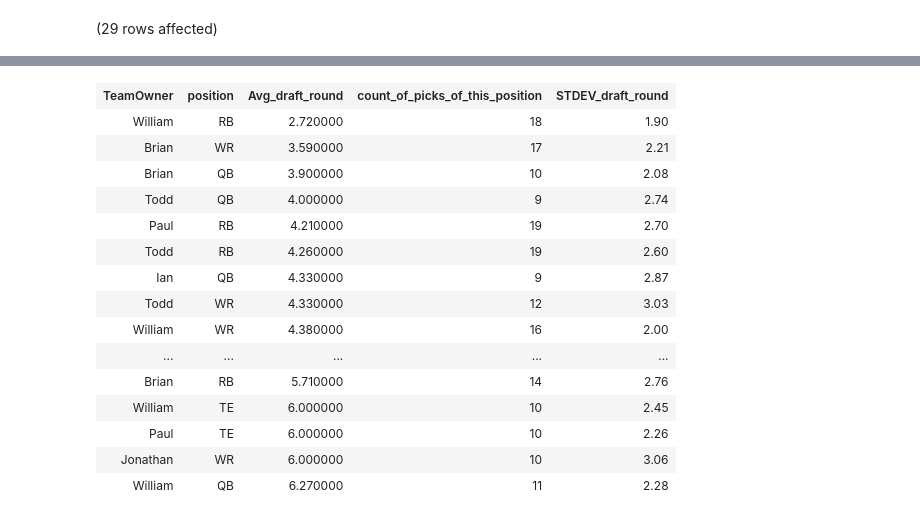
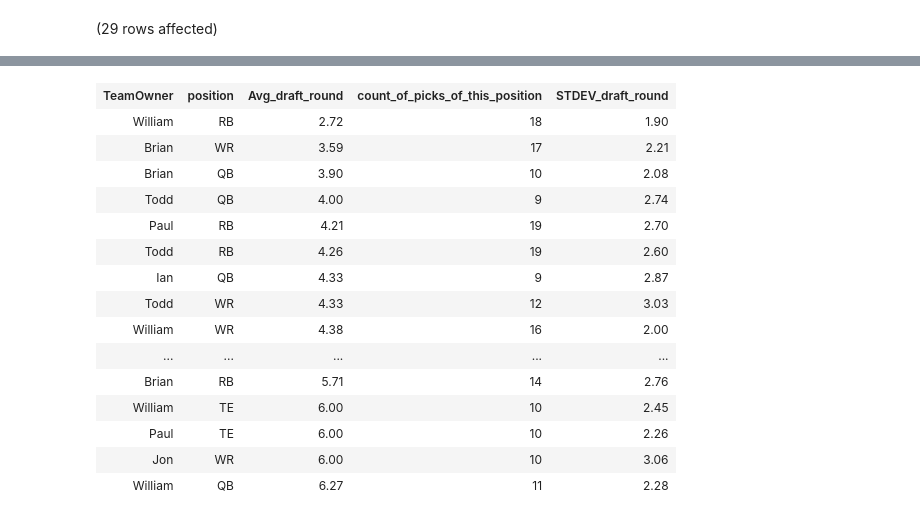
Before and after one commit to williamadba/dynastyffl, a Jupyter notebook: draft analysis.ipynb, the cells around one changed output, grey strips where cells are left out. Drawn from its saved outputs; the diff is of its cells as text; code cells hidden in the pictures.

```diff
--- a/draft analysis.ipynb
+++ b/draft analysis.ipynb
@@ -176,12 +191,12 @@ More on what positions people draft, and when.
 # %%
 select t.TeamOwner, dr.position
-, Avg_draft_round = round(avg(draft_round*1.),2)
+, Avg_draft_round = cast(round(avg(draft_round*1.),2) as decimal(9,2))
 , count_of_picks_of_this_position = count(dr.id)
 , STDEV_draft_round = cast(STDEV(draft_round*1.) as decimal(9,2))
 from draftresults  dr
 inner join team t on t.id = dr.TeamID
 where draft_round <= 9
-and t.TeamOwner not in ('Michael','Patrick')
+and t.TeamOwner not in ('Cody','Patrick')
 and position <>'K'
 group by t.TeamOwner, dr.Position
 having count(dr.id)  > 3 -- not enough sample size
@@ -192,19 +207,19 @@ Total execution time: 00:00:00.0621150
 | TeamOwner | position | Avg_draft_round | count_of_picks_of_this_position | STDEV_draft_round |
-| William | RB | 2.720000 | 18 | 1.90 |
-| Brian | WR | 3.590000 | 17 | 2.21 |
-| Brian | QB | 3.900000 | 10 | 2.08 |
-| Todd | QB | 4.000000 | 9 | 2.74 |
-| Paul | RB | 4.210000 | 19 | 2.70 |
-| Todd | RB | 4.260000 | 19 | 2.60 |
-| Ian | QB | 4.330000 | 9 | 2.87 |
-| Todd | WR | 4.330000 | 12 | 3.03 |
-| William | WR | 4.380000 | 16 | 2.00 |
+| William | RB | 2.72 | 18 | 1.90 |
+| Brian | WR | 3.59 | 17 | 2.21 |
+| Brian | QB | 3.90 | 10 | 2.08 |
+| Todd | QB | 4.00 | 9 | 2.74 |
+| Paul | RB | 4.21 | 19 | 2.70 |
+| Todd | RB | 4.26 | 19 | 2.60 |
+| Ian | QB | 4.33 | 9 | 2.87 |
+| Todd | WR | 4.33 | 12 | 3.03 |
+| William | WR | 4.38 | 16 | 2.00 |
 | ... | ... | ... | ... | ... |
-| Brian | RB | 5.710000 | 14 | 2.76 |
-| William | TE | 6.000000 | 10 | 2.45 |
-| Paul | TE | 6.000000 | 10 | 2.26 |
-| Jonathan | WR | 6.000000 | 10 | 3.06 |
-| William | QB | 6.270000 | 11 | 2.28 |
+| Brian | RB | 5.71 | 14 | 2.76 |
+| William | TE | 6.00 | 10 | 2.45 |
+| Paul | TE | 6.00 | 10 | 2.26 |
+| Jon | WR | 6.00 | 10 | 3.06 |
+| William | QB | 6.27 | 11 | 2.28 |
 # %% [markdown]
 Number of players at each position drafted + average number of that position picked per draft
 
```
Also changed, not shown: parts of 25 cells of this notebook, 1 other file.
